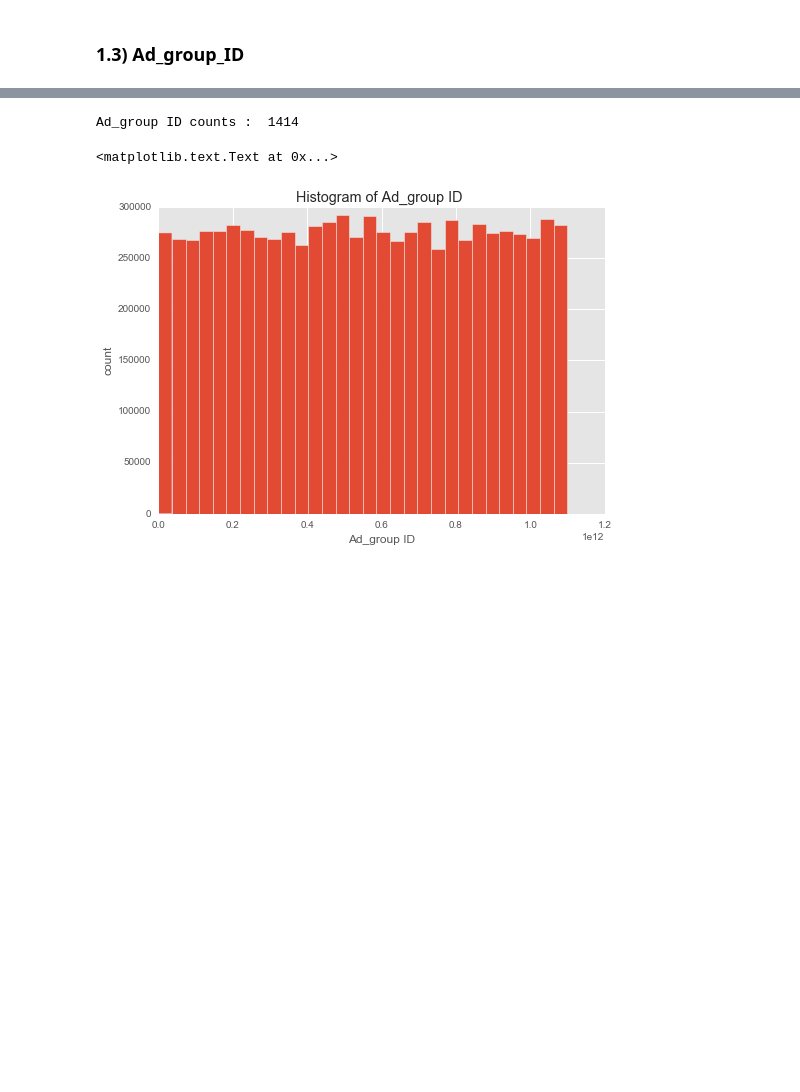
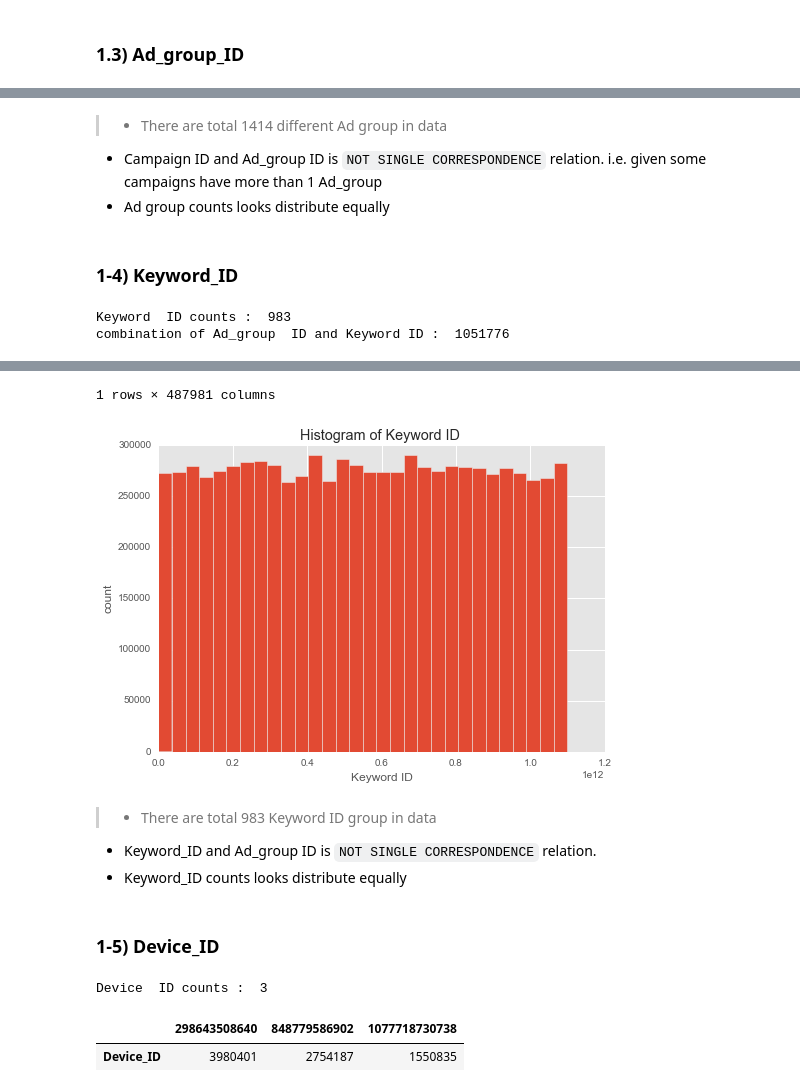
Before and after one commit to yennanliu/analysis, a Jupyter notebook: GY_guide/G_Y_Guide_EDA_final.ipynb, the cells around one changed output, grey strips where cells are left out. Saved outputs shown, nothing was run; the diff lists cells and outputs as text; code cells hidden in the pictures; blank space fills up the shorter version.

```diff
--- a/GY_guide/G_Y_Guide_EDA_final.ipynb
+++ b/GY_guide/G_Y_Guide_EDA_final.ipynb
@@ -245,0 +272,23 @@ plt.title('Histogram of Campaign ID ')
+# %% [markdown]
+> - There are total 1414 different Ad group  in data
+- Campaign ID and Ad_group ID is `NOT SINGLE CORRESPONDENCE` relation. i.e. given some campaigns have more than 1 Ad_group
+- Ad group counts looks distribute equally
+# %% [markdown]
+### 1-4) Keyword_ID
+# %%
+print ('Keyword  ID counts : ',
+       len(set(df_train.Keyword_ID.value_counts())))
+
+print ('combination of Ad_group  ID and Keyword ID : ',
+       len(df_train.groupby(['Ad_group_ID','Keyword_ID']).count()))
+# %% [output]
+Keyword  ID counts :  983
+combination of Ad_group  ID and Keyword ID :  1051776
+# %%
+df_train.Keyword_ID.hist(bins=30)
+plt.ylabel('count')
+plt.xlabel('Keyword ID')
+plt.title('Histogram of Keyword ID ')
+
+pd.DataFrame(df_train.Keyword_ID.value_counts()).T
+# %% [output]
@@ -246,5 +297,13 @@ plt.title('Histogram of Campaign ID ')
+1 rows × 487981 columns
+[figure, added]
+# %% [markdown]
+> - There are total 983 Keyword ID group  in data
+-  Keyword_ID and Ad_group ID is `NOT SINGLE CORRESPONDENCE` relation.
+- Keyword_ID counts looks distribute equally
+# %% [markdown]
+### 1-5) Device_ID
 # %%
-print ('Ad_group ID counts : ',
-       len(set(df_train.Ad_group_ID.value_counts())))
+print ('Device  ID counts : ',
+       len(set(df_train.Device_ID.value_counts())))
 # %% [output]
-Ad_group ID counts :  1414
+Device  ID counts :  3
@@ -255,9 +309,0 @@ Ad_group ID counts :  1414
-# %%
-df_train.Ad_group_ID.hist(bins=30)
-
-plt.ylabel('count')
-plt.xlabel('Ad_group ID')
-plt.title('Histogram of Ad_group ID ')
-# %% [output]
-<matplotlib.text.Text at 0x...>
-[figure, removed]
@@ -269,0 +310,5 @@ plt.title('Histogram of Ad_group ID ')
+# %%
+pd.DataFrame(df_train.Device_ID.value_counts()).T
+# %% [output]
+|  | 298643508640 | 848779586902 | 1077718730738 |
+| Device_ID | 3980401 | 2754187 | 1550835 |
```
Also changed, not shown: parts of 12 cells of this notebook.
